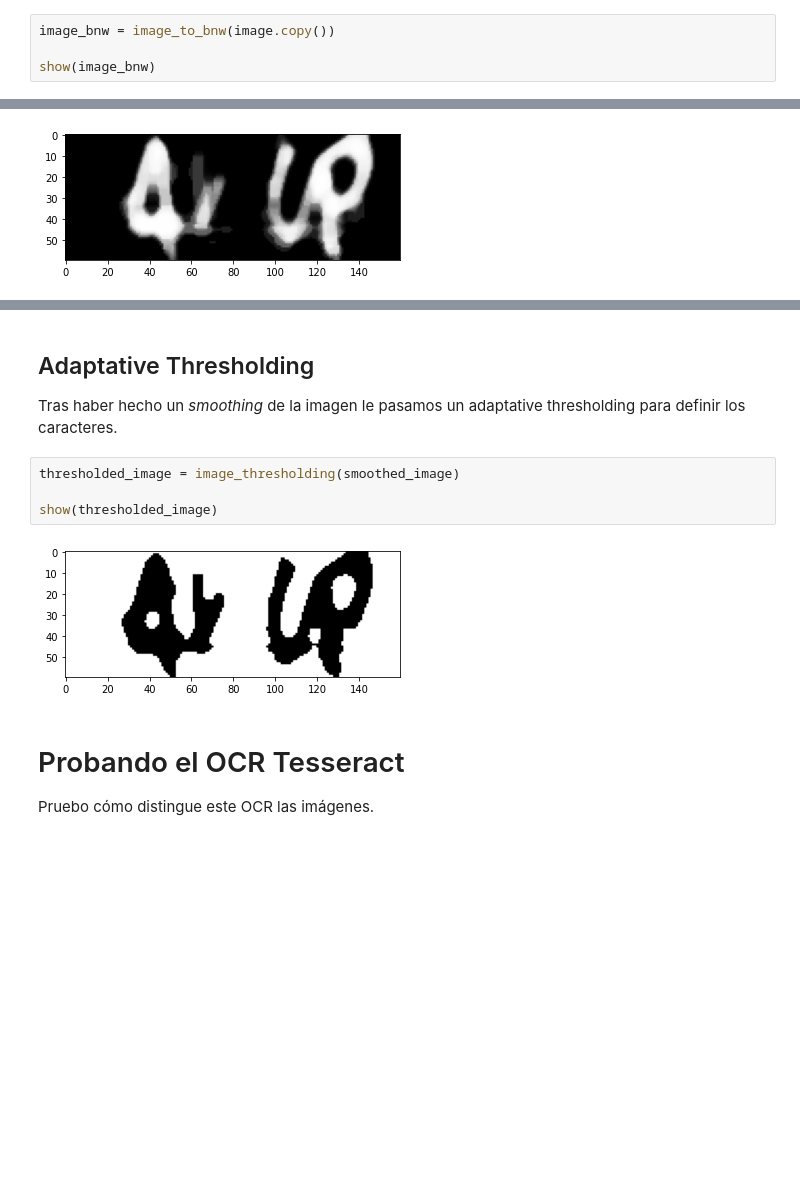
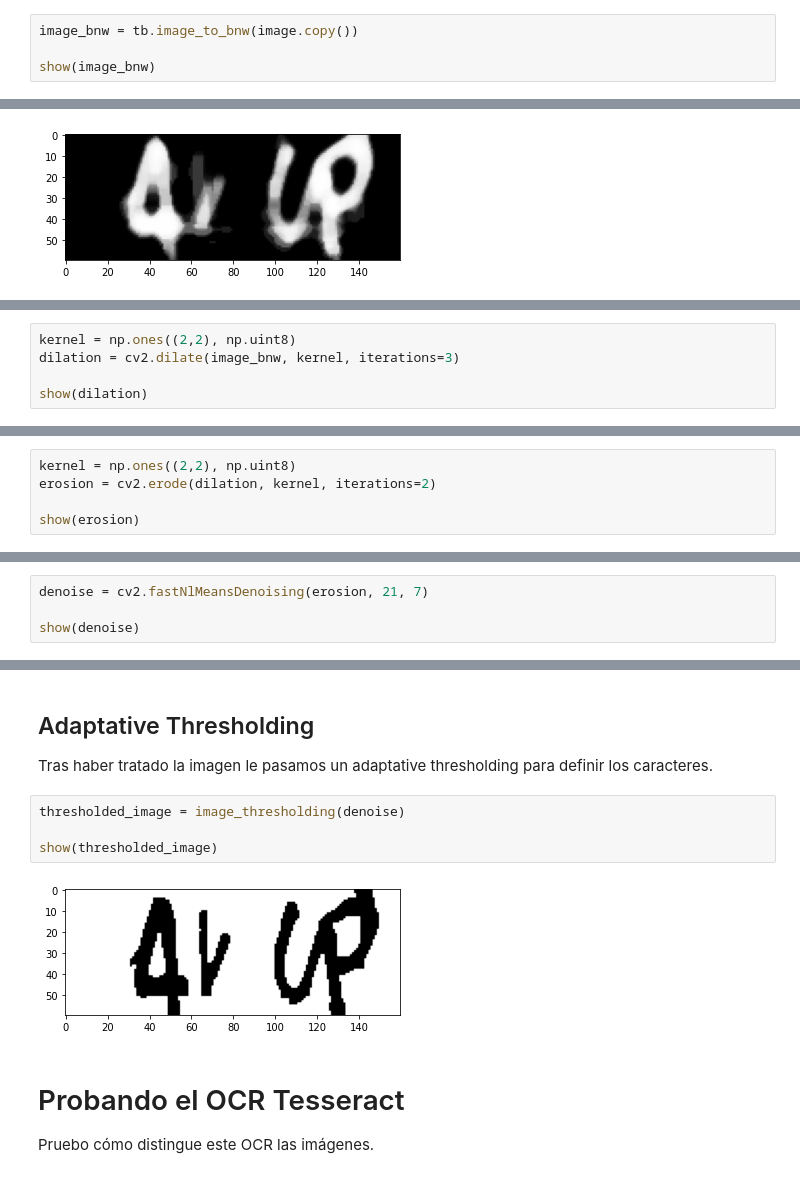
Before and after one commit to rfminguez/w8-proyecto_final-rompe_captcha, a Jupyter notebook: 01 - Creacion Dataset Letras.ipynb, the cells around one changed output, grey strips where cells are left out. Drawn from its saved outputs; the diff is of its cells as text; blank space fills up the shorter version.

Commit message:
mejora en la extraccion de caracteres

```diff
--- a/01 - Creacion Dataset Letras.ipynb
+++ b/01 - Creacion Dataset Letras.ipynb
@@ -125,7 +133,7 @@ El texto que oculta es:  4VUP
 # %% [markdown]
 ## Pasar la imagen a Blanco y Negro
 # %%
-image_bnw = image_to_bnw(image.copy())
+image_bnw = tb.image_to_bnw(image.copy())
 
 show(image_bnw)
 # %% [output]
@@ -190,0 +202,5 @@ Después de aplicar los cuatro métodos me quedo con **Median Blur**.
+# %%
+kernel = np.ones((2,2), np.uint8)
+dilation = cv2.dilate(image_bnw, kernel, iterations=3)
+
+show(dilation)
@@ -190,0 +211,5 @@ Después de aplicar los cuatro métodos me quedo con **Median Blur**.
+# %%
+kernel = np.ones((2,2), np.uint8)
+erosion = cv2.erode(dilation, kernel, iterations=2)
+
+show(erosion)
@@ -190,0 +220,4 @@ Después de aplicar los cuatro métodos me quedo con **Median Blur**.
+# %%
+denoise = cv2.fastNlMeansDenoising(erosion, 21, 7)
+
+show(denoise)
@@ -191,12 +226,12 @@ Después de aplicar los cuatro métodos me quedo con **Median Blur**.
 # %% [markdown]
 ## Adaptative Thresholding
-Tras haber hecho un *smoothing* de la imagen le pasamos un adaptative thresholding para definir los caracteres.
+Tras haber tratado la imagen le pasamos un adaptative thresholding para definir los caracteres.
 # %%
-thresholded_image = image_thresholding(smoothed_image)
+thresholded_image = image_thresholding(denoise)
 
 show(thresholded_image)
 # %% [output]
-[figure, old version]
+[figure, new version]
 # %% [markdown]
 # Probando el OCR Tesseract
 Pruebo cómo distingue este OCR las imágenes.
```
Also changed, not shown: parts of 22 cells of this notebook, 6 other files.
